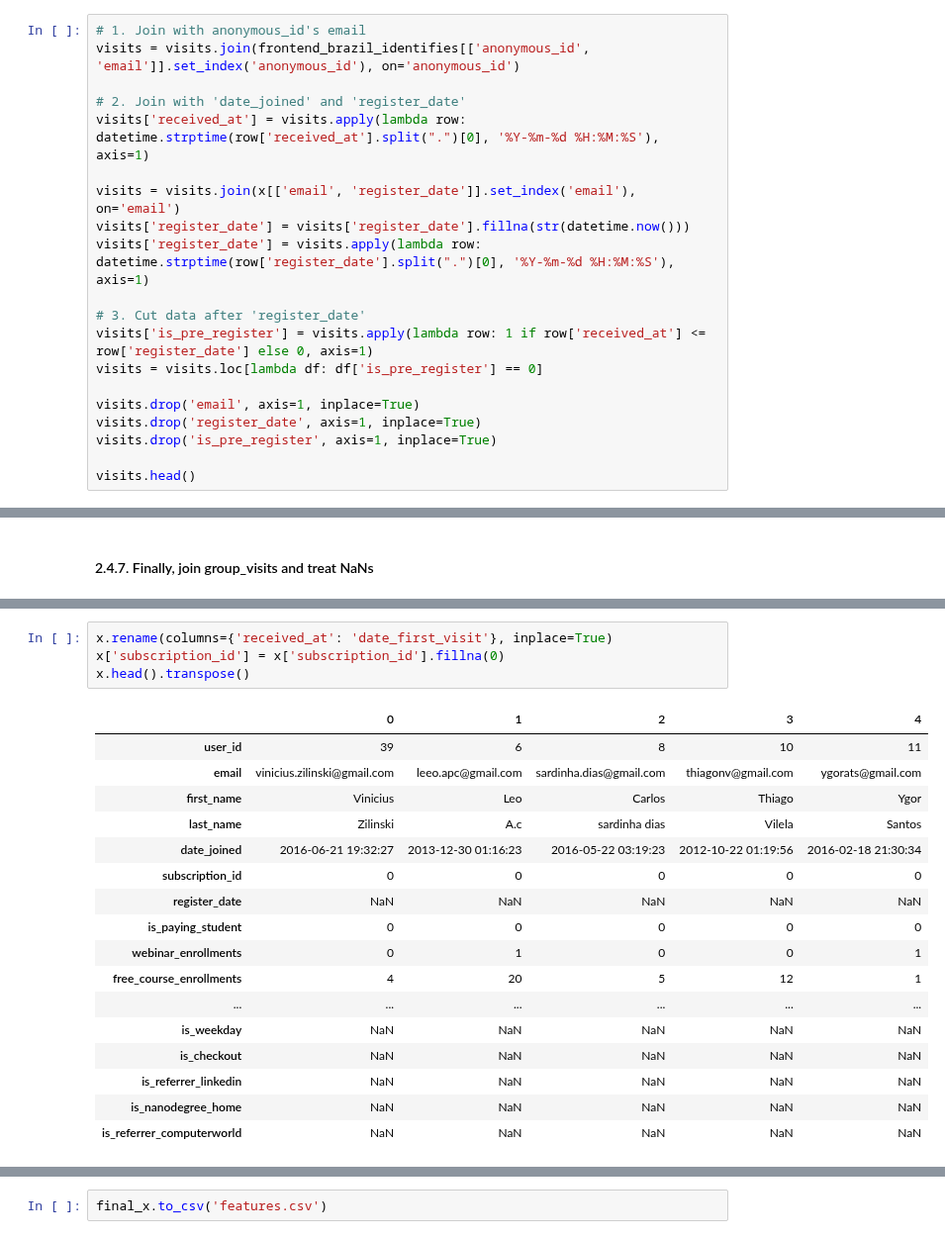
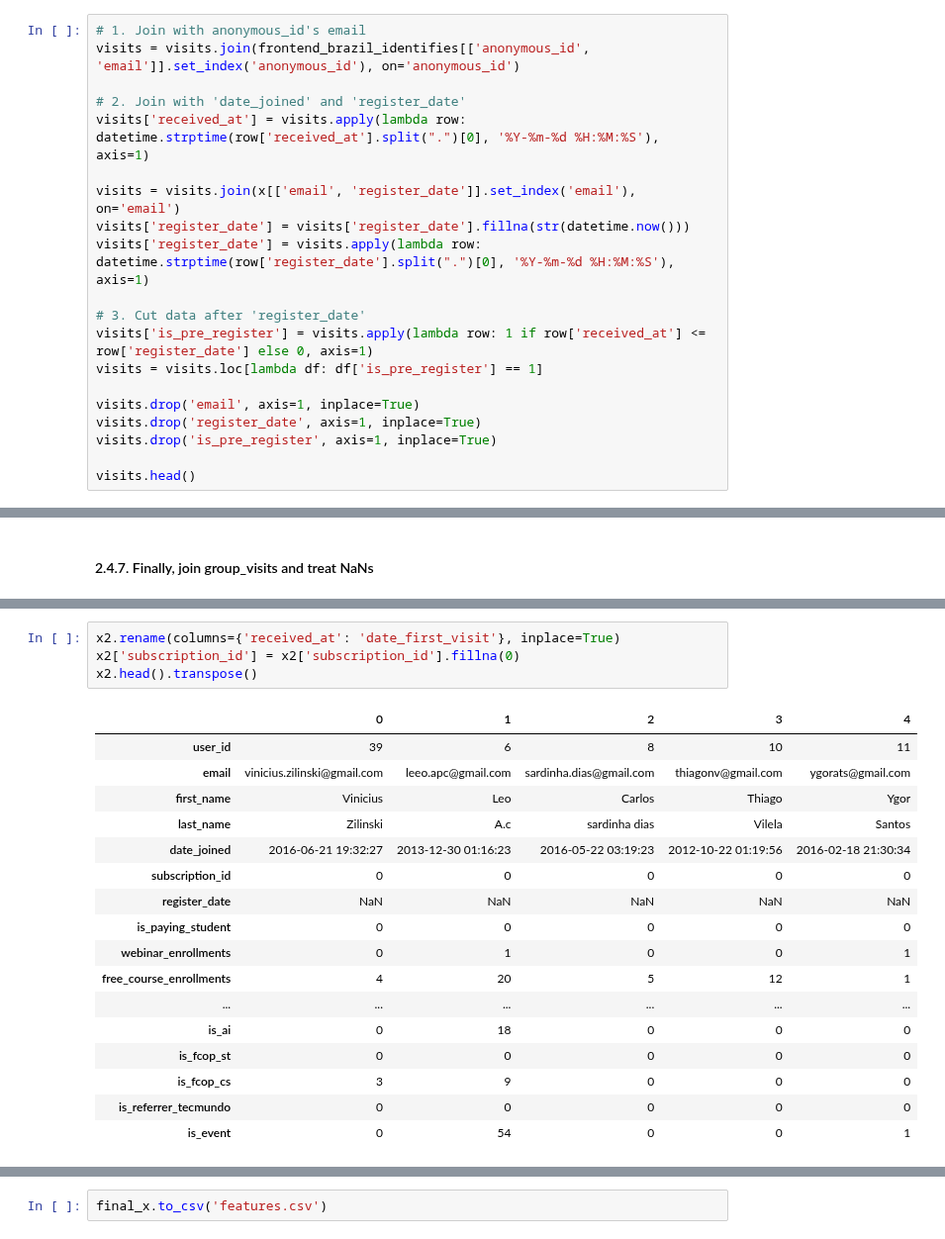
Before and after one commit to CarlosUdacity/nanodegree-projects, a Jupyter notebook: machine-learning/capstone/features.ipynb, the cells around one changed output, grey strips where cells are left out. Shown at 99% size. Cells and saved outputs as stored; diff of their text form.

```diff
--- a/machine-learning/capstone/features.ipynb
+++ b/machine-learning/capstone/features.ipynb
@@ -494,7 +510,7 @@ visits['register_date'] = visits.apply(lambda row: datetime.strptime(row['regist
 
 # 3. Cut data after 'register_date'
 visits['is_pre_register'] = visits.apply(lambda row: 1 if row['received_at'] <= row['register_date'] else 0, axis=1)
-visits = visits.loc[lambda df: df['is_pre_register'] == 0]
+visits = visits.loc[lambda df: df['is_pre_register'] == 1]
 
 visits.drop('email', axis=1, inplace=True)
 visits.drop('register_date', axis=1, inplace=True)
@@ -703,23 +761,23 @@ x.head()
 # %%
-x.rename(columns={'received_at': 'date_first_visit'}, inplace=True)
-x['subscription_id'] = x['subscription_id'].fillna(0)
-x.head().transpose()
+x2.rename(columns={'received_at': 'date_first_visit'}, inplace=True)
+x2['subscription_id'] = x2['subscription_id'].fillna(0)
+x2.head().transpose()
 # %% [output]
 |  | 0 | 1 | 2 | 3 | 4 |
 | user_id | 39 | 6 | 8 | 10 | 11 |
 | email | vinicius.zilinski@gmail.com | leeo.apc@gmail.com | sardinha.dias@gmail.com | thiagonv@gmail.com | ygorats@gmail.com |
 | first_name | Vinicius | Leo | Carlos | Thiago | Ygor |
 | last_name | Zilinski | A.c | sardinha dias | Vilela | Santos |
 | date_joined | 2016-06-21 19:32:27 | 2013-12-30 01:16:23 | 2016-05-22 03:19:23 | 2012-10-22 01:19:56 | 2016-02-18 21:30:34 |
 | subscription_id | 0 | 0 | 0 | 0 | 0 |
 | register_date | NaN | NaN | NaN | NaN | NaN |
 | is_paying_student | 0 | 0 | 0 | 0 | 0 |
 | webinar_enrollments | 0 | 1 | 0 | 0 | 1 |
 | free_course_enrollments | 4 | 20 | 5 | 12 | 1 |
 | ... | ... | ... | ... | ... | ... |
-| is_weekday | NaN | NaN | NaN | NaN | NaN |
-| is_checkout | NaN | NaN | NaN | NaN | NaN |
-| is_referrer_linkedin | NaN | NaN | NaN | NaN | NaN |
-| is_nanodegree_home | NaN | NaN | NaN | NaN | NaN |
-| is_referrer_computerworld | NaN | NaN | NaN | NaN | NaN |
+| is_ai | 0 | 18 | 0 | 0 | 0 |
+| is_fcop_st | 0 | 0 | 0 | 0 | 0 |
+| is_fcop_cs | 3 | 9 | 0 | 0 | 0 |
+| is_referrer_tecmundo | 0 | 0 | 0 | 0 | 0 |
+| is_event | 0 | 54 | 0 | 0 | 1 |
 # %%
```
Also changed, not shown: parts of 28 cells of this notebook, 2 other files.
